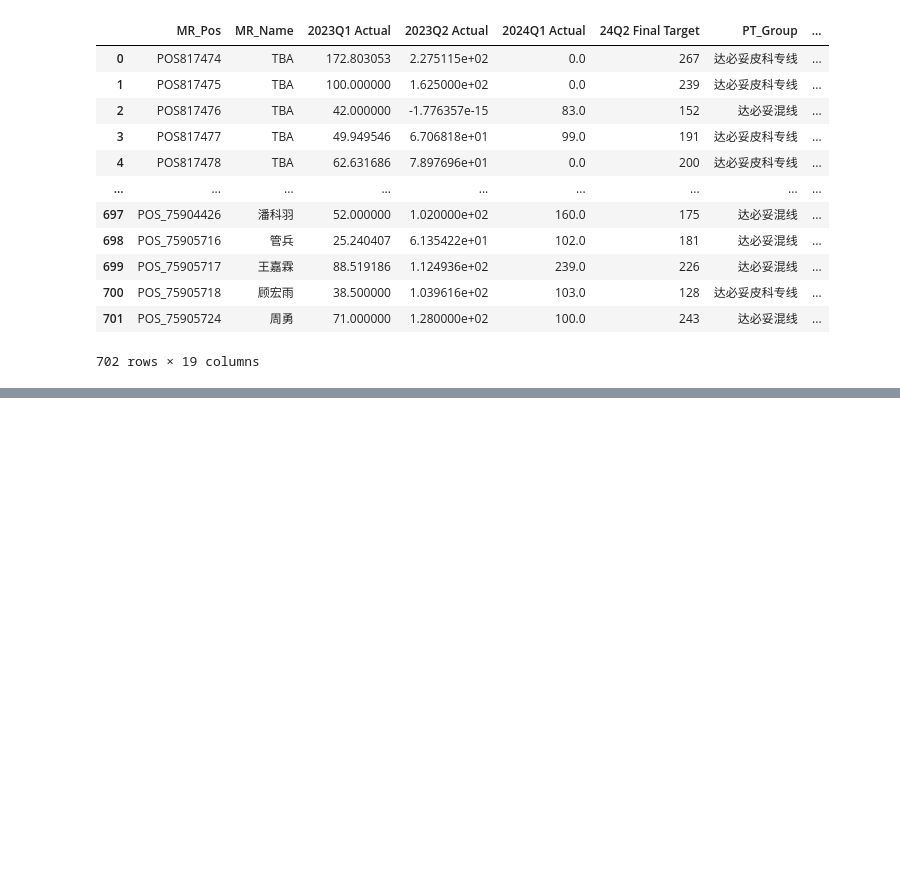
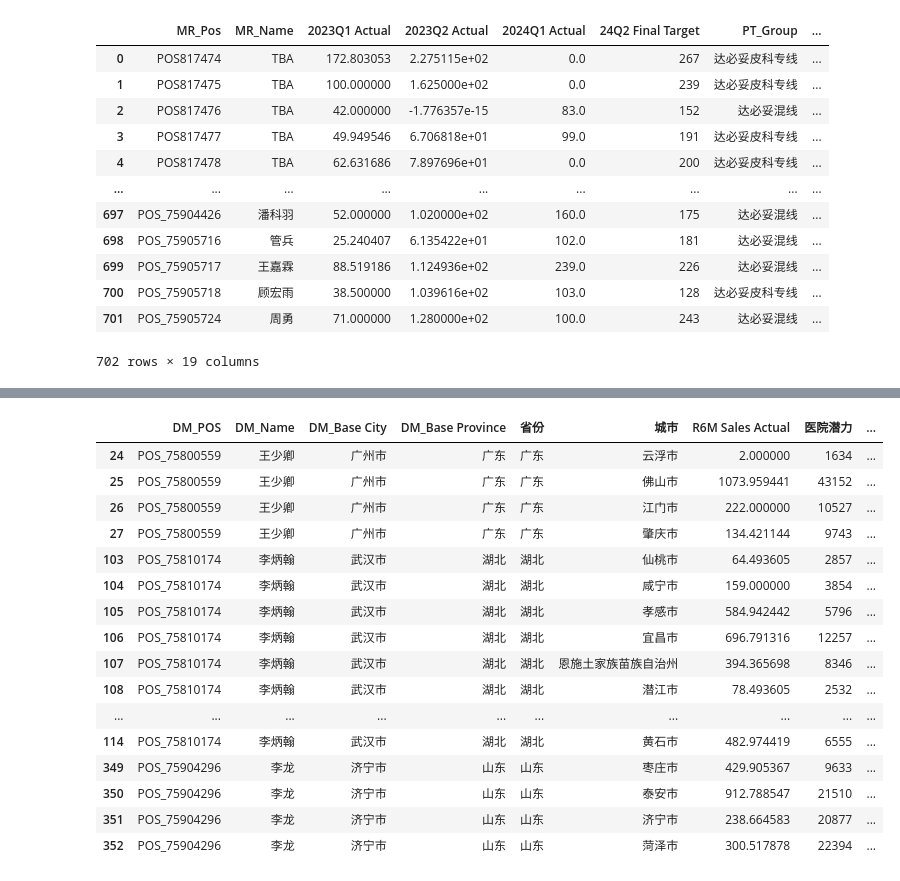
Before and after one commit to liuxx839/ffe, a Jupyter notebook: FFE_groundrules.ipynb, the cells around one changed output, grey strips where cells are left out. Saved outputs shown, nothing was run; the diff lists cells and outputs as text; code cells hidden in the pictures; blank space fills up the shorter version.

```diff
--- a/FFE_groundrules.ipynb
+++ b/FFE_groundrules.ipynb
@@ -422,0 +485,2 @@ mr_city_summary[mr_city_summary['MR_Pos']=='POS_75904426']
+# %%
+violations_df = evaluate_dm_city_coverage(df_orig)
@@ -422,0 +518,20 @@ mr_city_summary[mr_city_summary['MR_Pos']=='POS_75904426']
+# %%
+violations_df[violations_df['base_city_aligned']=='No']
+# %% [output]
+|  | DM_POS | DM_Name | DM_Base City | DM_Base Province | 省份 | 城市 | R6M Sales Actual | 医院潜力 | ... |
+| 24 | POS_75800559 | 王少卿 | 广州市 | 广东 | 广东 | 云浮市 | 2.000000 | 1634 | ... |
+| 25 | POS_75800559 | 王少卿 | 广州市 | 广东 | 广东 | 佛山市 | 1073.959441 | 43152 | ... |
+| 26 | POS_75800559 | 王少卿 | 广州市 | 广东 | 广东 | 江门市 | 222.000000 | 10527 | ... |
+| 27 | POS_75800559 | 王少卿 | 广州市 | 广东 | 广东 | 肇庆市 | 134.421144 | 9743 | ... |
+| 103 | POS_75810174 | 李炳翰 | 武汉市 | 湖北 | 湖北 | 仙桃市 | 64.493605 | 2857 | ... |
+| 104 | POS_75810174 | 李炳翰 | 武汉市 | 湖北 | 湖北 | 咸宁市 | 159.000000 | 3854 | ... |
+| 105 | POS_75810174 | 李炳翰 | 武汉市 | 湖北 | 湖北 | 孝感市 | 584.942442 | 5796 | ... |
+| 106 | POS_75810174 | 李炳翰 | 武汉市 | 湖北 | 湖北 | 宜昌市 | 696.791316 | 12257 | ... |
+| 107 | POS_75810174 | 李炳翰 | 武汉市 | 湖北 | 湖北 | 恩施土家族苗族自治州 | 394.365698 | 8346 | ... |
+| 108 | POS_75810174 | 李炳翰 | 武汉市 | 湖北 | 湖北 | 潜江市 | 78.493605 | 2532 | ... |
+| ... | ... | ... | ... | ... | ... | ... | ... | ... | ... |
+| 114 | POS_75810174 | 李炳翰 | 武汉市 | 湖北 | 湖北 | 黄石市 | 482.974419 | 6555 | ... |
+| 349 | POS_75904296 | 李龙 | 济宁市 | 山东 | 山东 | 枣庄市 | 429.905367 | 9633 | ... |
+| 350 | POS_75904296 | 李龙 | 济宁市 | 山东 | 山东 | 泰安市 | 912.788547 | 21510 | ... |
+| 351 | POS_75904296 | 李龙 | 济宁市 | 山东 | 山东 | 济宁市 | 238.664583 | 20877 | ... |
+| 352 | POS_75904296 | 李龙 | 济宁市 | 山东 | 山东 | 菏泽市 | 300.517878 | 22394 | ... |
```
Also changed, not shown: parts of 21 cells of this notebook, 2 other files.
